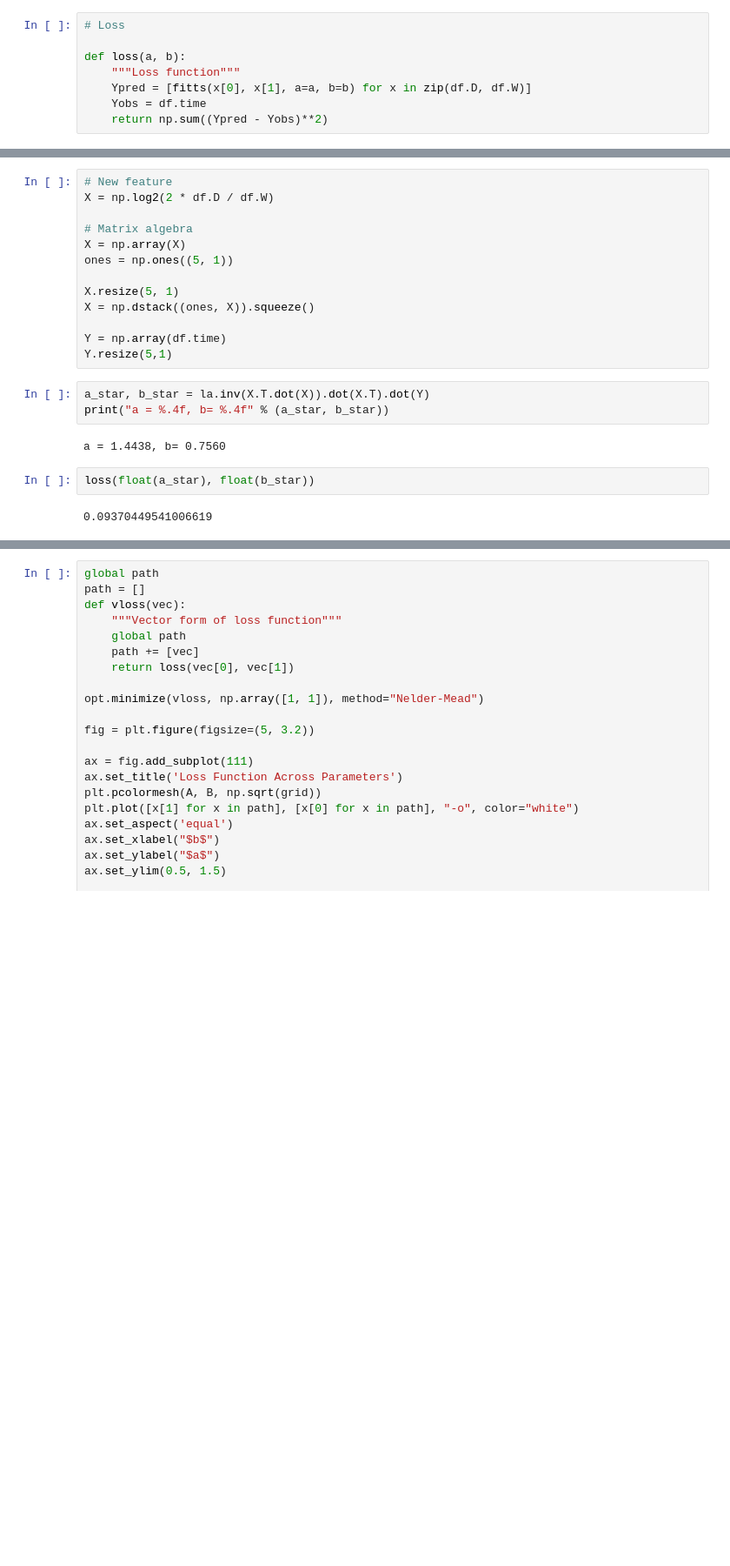
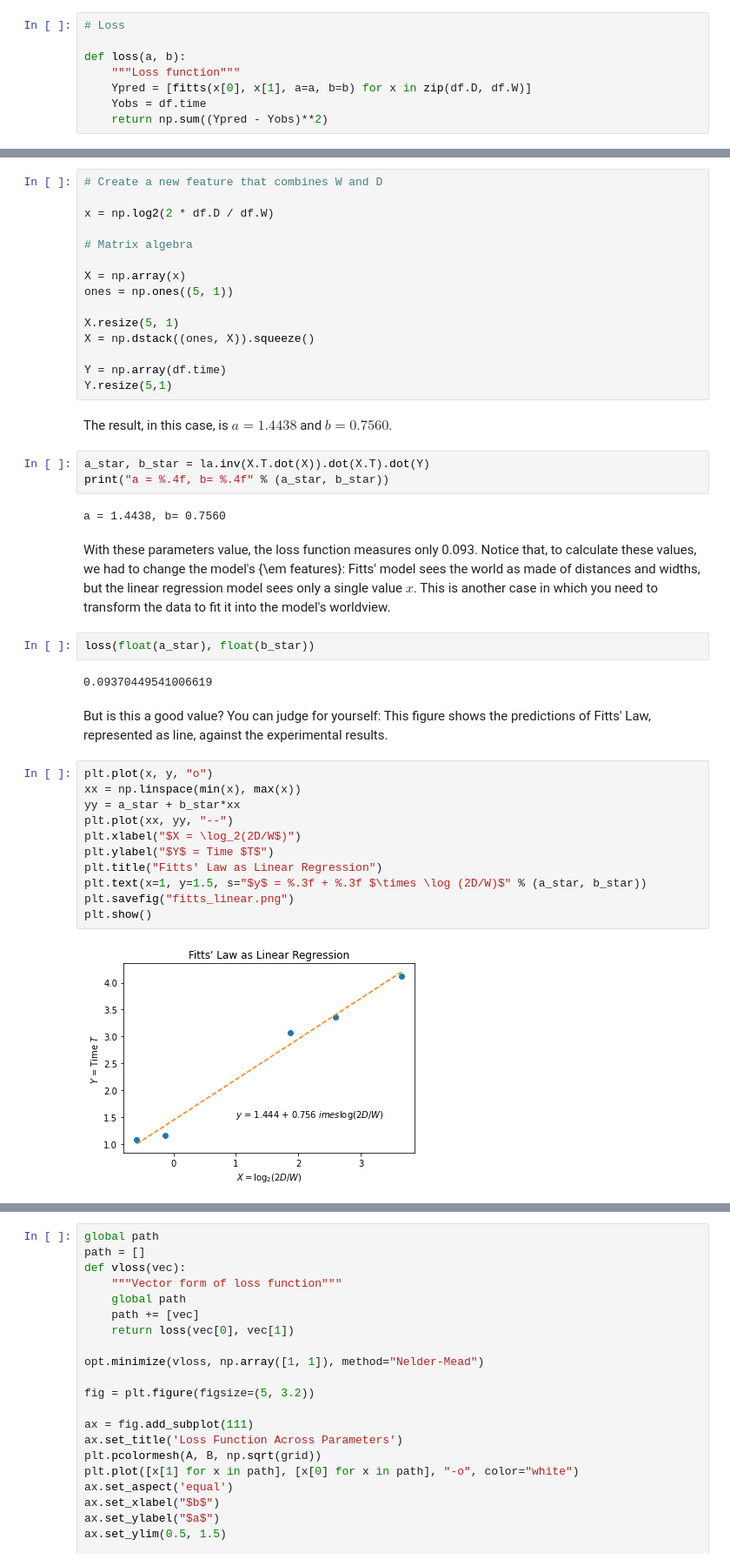
Before and after one commit to TheRealDrDre/CompCogNeuro, a Jupyter notebook: Intro/intro.ipynb, the cells around one changed output, grey strips where cells are left out. Shown at 87% size. Cells and saved outputs as stored; diff of their text form; blank space fills up the shorter version.

Commit message:
Complete Fitts law notebook

```diff
--- a/Intro/intro.ipynb
+++ b/Intro/intro.ipynb
@@ -40,9 +76,11 @@ def loss(a, b):
 # %%
-# New feature
-X = np.log2(2 * df.D / df.W)
+# Create a new feature that combines W and D
+
+x = np.log2(2 * df.D / df.W)
 
 # Matrix algebra
-X = np.array(X)
+
+X = np.array(x)
 ones = np.ones((5, 1))
 
 X.resize(5, 1)
@@ -50,13 +88,32 @@ X = np.dstack((ones, X)).squeeze()
 
 Y = np.array(df.time)
 Y.resize(5,1)
+# %% [markdown]
+The result, in this case, is $a = 1.4438$ and $b= 0.7560$.
 # %%
 a_star, b_star = la.inv(X.T.dot(X)).dot(X.T).dot(Y)
 print("a = %.4f, b= %.4f" % (a_star, b_star))
 # %% [output]
 a = 1.4438, b= 0.7560
+# %% [markdown]
+With these parameters value, the loss function measures only 0.093. Notice that, to calculate these values, we had to change the model's {\em features}: Fitts' model sees the world as made of distances and widths, but the linear regression model sees only a single value $x$. This is another case in which you need to transform the data to fit it into the model's worldview.
 # %%
 loss(float(a_star), float(b_star))
 # %% [output]
 0.09370449541006619
+# %% [markdown]
+But is this a good value? You can judge for yourself: This figure shows the predictions of Fitts' Law, represented as line, against the experimental results.
+# %%
+plt.plot(x, y, "o")
+xx = np.linspace(min(x), max(x))
+yy = a_star + b_star*xx
+plt.plot(xx, yy, "--")
+plt.xlabel("$X = \log_2(2D/W$)")
+plt.ylabel("$Y$ = Time $T$")
+plt.title("Fitts' Law as Linear Regression")
+plt.text(x=1, y=1.5, s="$y$ = %.3f + %.3f $\times \log (2D/W)$" % (a_star, b_star))
+plt.savefig("fitts_linear.png")
+plt.show()
+# %% [output]
+[figure, added]
 # %% [markdown]
```
Also changed, not shown: parts of 10 cells of this notebook, 1 other file.
